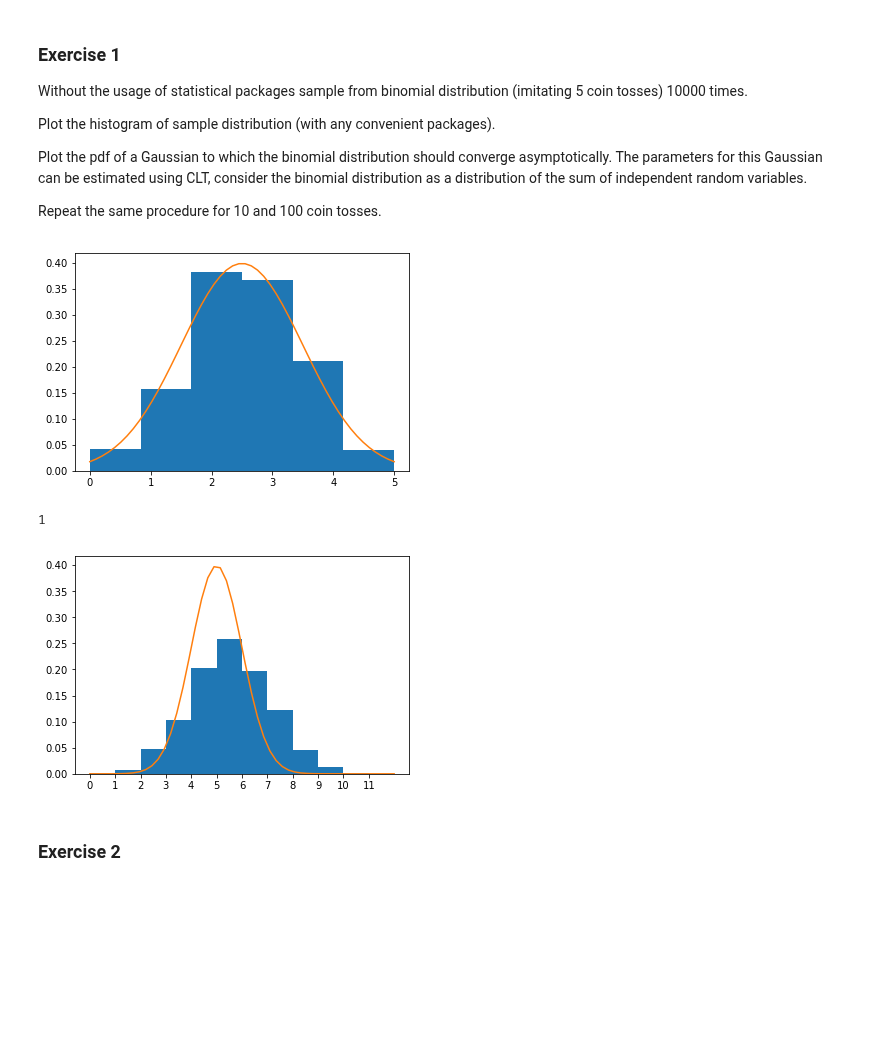
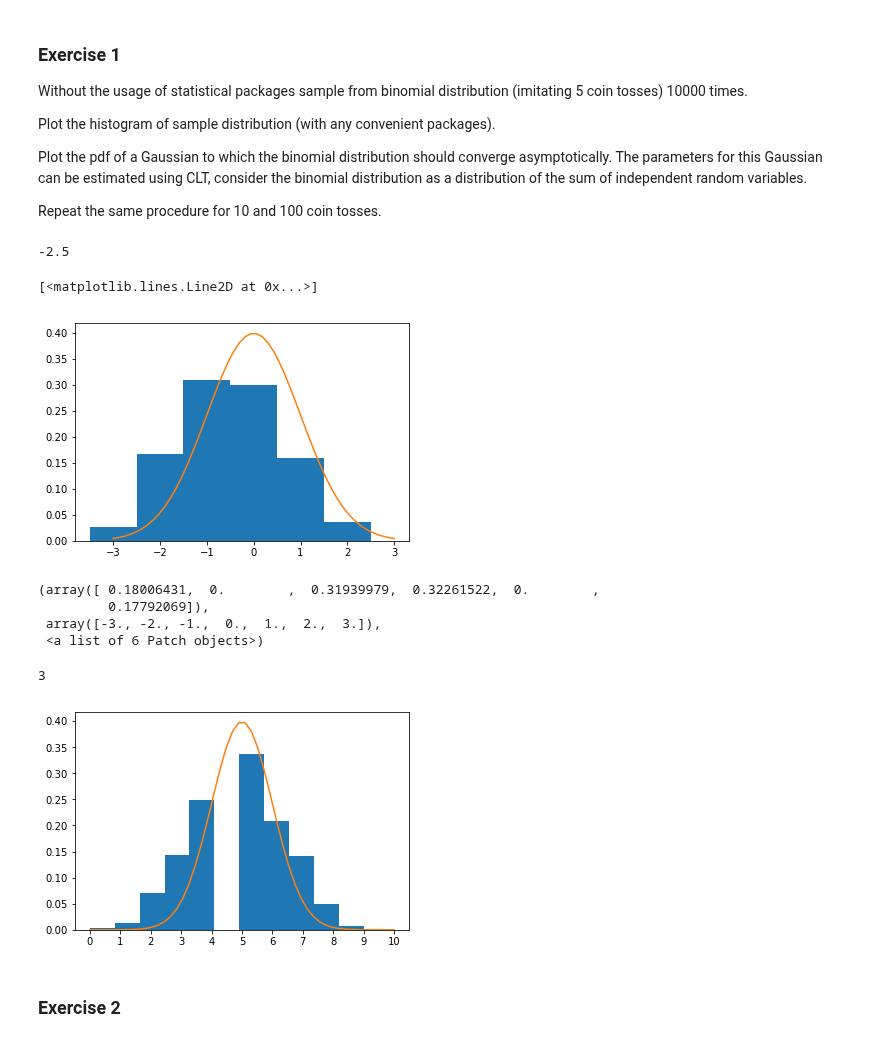
Before and after one commit to frolovconst/advstat-labs, a Jupyter notebook: Lab04/Lab04.ipynb, the cells around one changed output. Cells and saved outputs as stored; diff of their text form; code cells hidden in the pictures; blank space fills up the shorter version.

```diff
--- a/Lab04/Lab04.ipynb
+++ b/Lab04/Lab04.ipynb
@@ -59,26 +61,40 @@ Sb = np.add.reduce(np.random.randint(2, size=5000).reshape(1000,5), axis=1)
+# %%
+Sb.min()
+# %% [output]
+-2.5
 # %%
 # 2. plot the histogram of sample and pdf of a Gaussian.
 import matplotlib.pyplot as plt
 fig = plt.figure()
 ax = fig.gca()
-plt.hist(Sb,6, normed=True)
-x = np.linspace(0,5)
-dist_asympt = norm(2.5,1)
-plt.plot(x, dist_asympt.pdf(x));
+hgr = plt.hist(Sb,n+1, align='left', range=(-3,3), normed=True)
+x = np.linspace(-3,3)
+dist_asympt = norm(0,1)
+plt.xticks(np.arange(-3,4,1))
+plt.plot(x, dist_asympt.pdf(x))
 # %% [output]
+[<matplotlib.lines.Line2D at 0x...>]
-[figure, old version]
+[figure, new version]
+# %%
+hgr
+# %% [output]
+(array([ 0.18006431,  0.        ,  0.31939979,  0.32261522,  0.        ,
+         0.17792069]),
+ array([-3., -2., -1.,  0.,  1.,  2.,  3.]),
+ <a list of 6 Patch objects>)
 # %%
 # 3. repeat the same procedure with n = 10, 100.
-Sb = np.add.reduce(np.random.randint(2, size=10000).reshape(1000,10), axis=1)
+n=10
+Sb = np.add.reduce(np.random.randint(2, size=n*1000).reshape(1000,n), axis=1)
 print((Sb==0).sum())
-plt.hist(Sb,bins=11,range=(0,11), normed=True)
-x = np.linspace(0,12)
-dist_asympt = norm(5,1)
-plt.xticks(np.arange(0,12,1))
+plt.hist(Sb,n+1, normed=True)
+x = np.linspace(0,n)
+dist_asympt = norm(n/2,1)
+plt.xticks(np.arange(0,n+2,1))
 plt.plot(x, dist_asympt.pdf(x));
 # %% [output]
-1
+3
-[figure, old version]
+[figure, new version]
 # %%
 Sb = np.add.reduce(np.random.randint(2, size=100000).reshape(1000,100), axis=1)
 print((Sb==0).sum())
```
Also changed, not shown: parts of 1 cell of this notebook.
